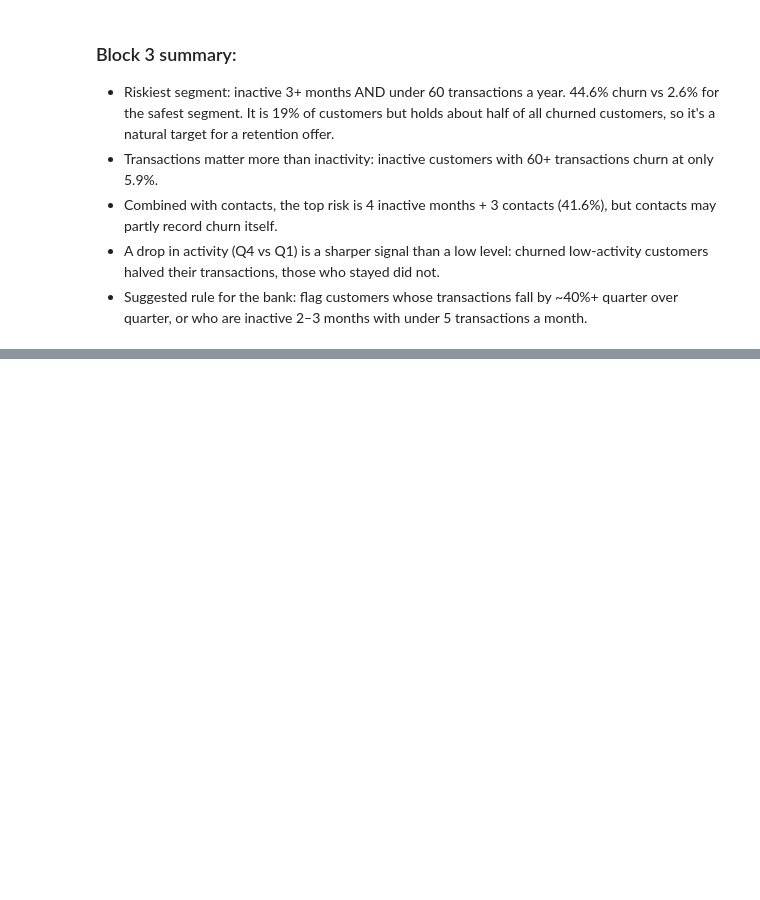
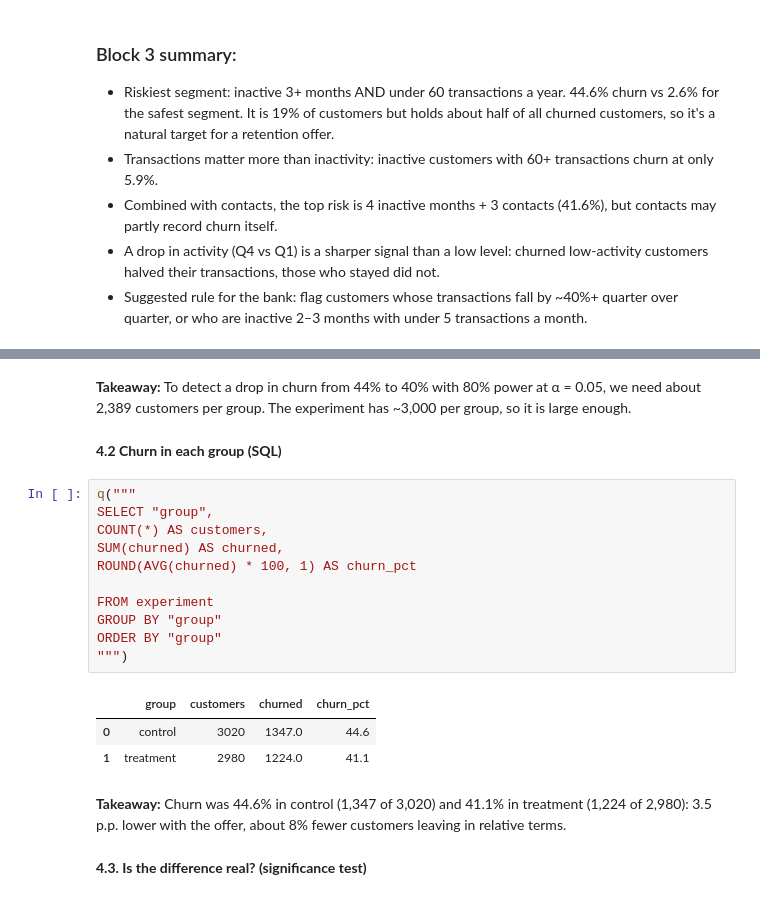
Before and after one commit to SolodovnikA/credit-card-analytics, a Jupyter notebook: credit_card_analytics.ipynb, the cells around one changed output, grey strips where cells are left out. Drawn from its saved outputs; the diff is of its cells as text; blank space fills up the shorter version.

```diff
--- a/credit_card_analytics.ipynb
+++ b/credit_card_analytics.ipynb
@@ -375,0 +415,23 @@ ORDER BY tx_group, ATtrition_Flag
+# %% [markdown]
+**Takeaway:** To detect a drop in churn from 44% to 40% with 80% power at α = 0.05, we need about 2,389 customers per group. The experiment has ~3,000 per group, so it is large enough.
+# %% [markdown]
+**4.2 Churn in each group (SQL)**
+# %%
+q("""
+SELECT "group",
+COUNT(*) AS customers,
+SUM(churned) AS churned,
+ROUND(AVG(churned) * 100, 1) AS churn_pct
+
+FROM experiment
+GROUP BY "group"
+ORDER BY "group"
+""")
+# %% [output]
+|  | group | customers | churned | churn_pct |
+| 0 | control | 3020 | 1347.0 | 44.6 |
+| 1 | treatment | 2980 | 1224.0 | 41.1 |
+# %% [markdown]
+**Takeaway:** Churn was 44.6% in control (1,347 of 3,020) and 41.1% in treatment (1,224 of 2,980): 3.5 p.p. lower with the offer, about 8% fewer customers leaving in relative terms.
+# %% [markdown]
+**4.3. Is the difference real? (significance test)**
```
Also changed, not shown: parts of 12 cells of this notebook.
